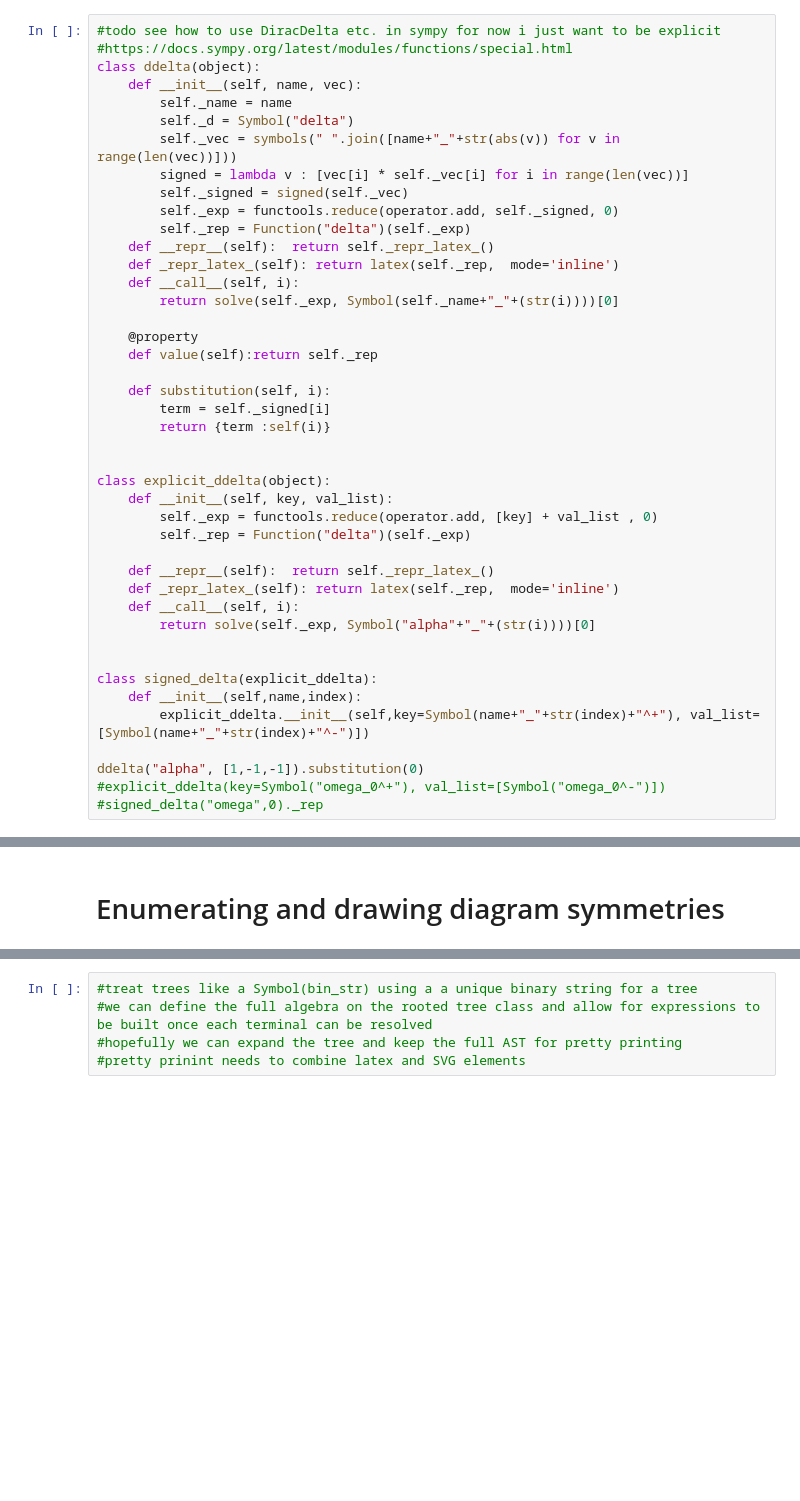
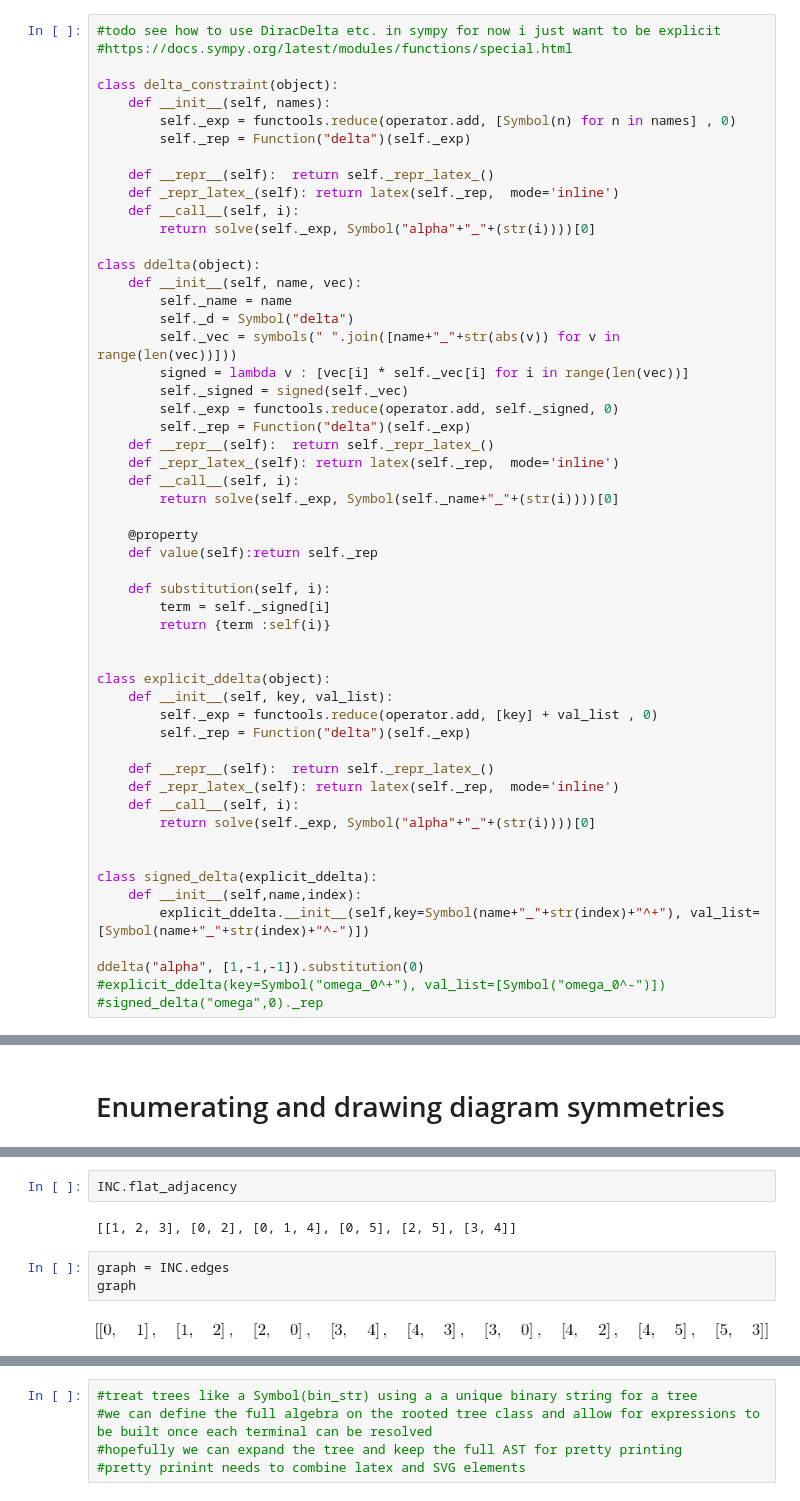
Before and after one commit to sirsh/renormer, a Jupyter notebook: integral symmetries.ipynb, the cells around one changed output, grey strips where cells are left out. Drawn from its saved outputs; the diff is of its cells as text; blank space fills up the shorter version.

```diff
--- a/integral symmetries.ipynb
+++ b/integral symmetries.ipynb
@@ -13,6 +13,17 @@ init_printing()
 # %%
 #todo see how to use DiracDelta etc. in sympy for now i just want to be explicit
 #https://docs.sympy.org/latest/modules/functions/special.html
+
+class delta_constraint(object):
+    def __init__(self, names):
+        self._exp = functools.reduce(operator.add, [Symbol(n) for n in names] , 0)
+        self._rep = Function("delta")(self._exp)
+
+    def __repr__(self):  return self._repr_latex_()
+    def _repr_latex_(self): return latex(self._rep,  mode='inline')
+    def __call__(self, i):
+        return solve(self._exp, Symbol("alpha"+"_"+(str(i))))[0]
+
 class ddelta(object):
     def __init__(self, name, vec):
         self._name = name
@@ -449,0 +560,9 @@ $\frac{1}{2 D_{a} k_{0}^{2} + 2 m_{a}}$
+# %%
+INC.flat_adjacency
+# %% [output]
+[[1, 2, 3], [0, 2], [0, 1, 4], [0, 5], [2, 5], [3, 4]]
+# %%
+graph = INC.edges
+graph
+# %% [output]
+[figure, added]
```
Also changed, not shown: parts of 7 cells of this notebook, 2 other files.
